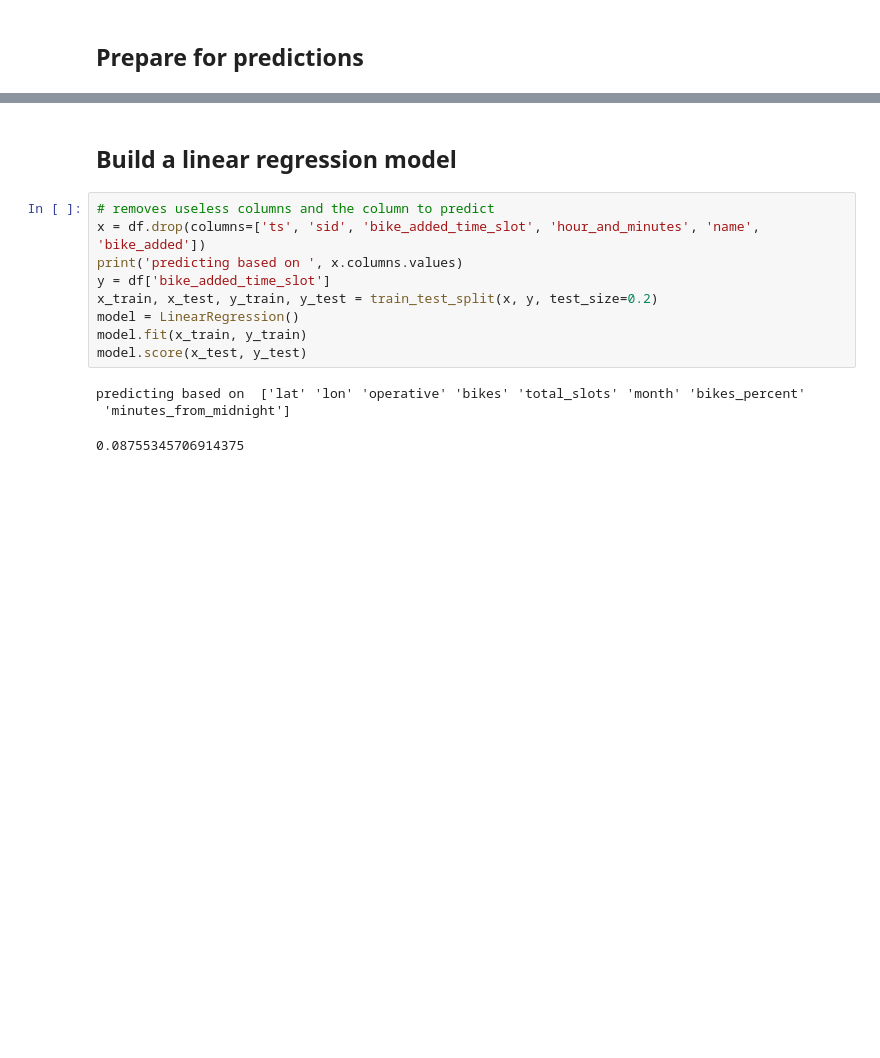
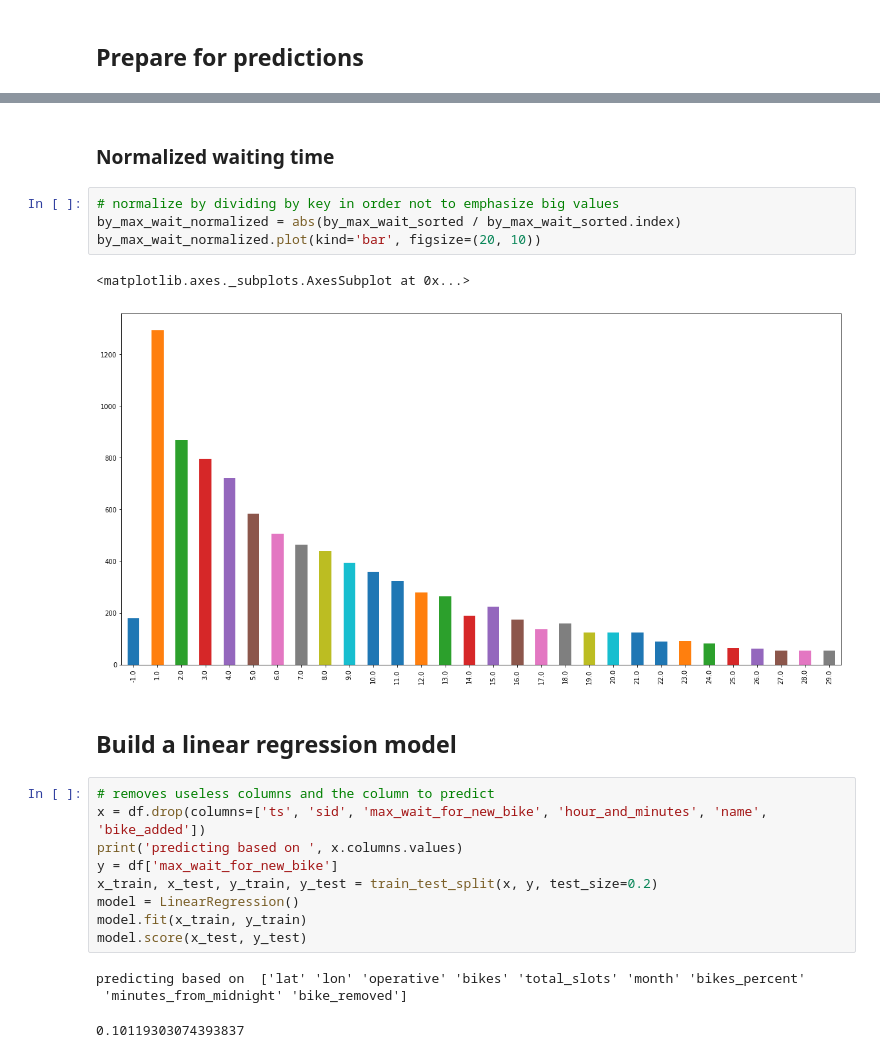
Before and after one commit to magic-city-bikes/notes, a Jupyter notebook: linear_regression.ipynb, the cells around one changed output, grey strips where cells are left out. Cells and saved outputs as stored; diff of their text form; blank space fills up the shorter version.

```diff
--- a/linear_regression.ipynb
+++ b/linear_regression.ipynb
@@ -215,15 +217,24 @@ df.head(50)
+# %% [markdown]
+### Normalized waiting time
+# %%
+# normalize by dividing by key in order not to emphasize big values
+by_max_wait_normalized = abs(by_max_wait_sorted / by_max_wait_sorted.index)
+by_max_wait_normalized.plot(kind='bar', figsize=(20, 10))
+# %% [output]
+<matplotlib.axes._subplots.AxesSubplot at 0x...>
+[figure, added]
 # %% [markdown]
 ## Build a linear regression model
 # %%
 # removes useless columns and the column to predict
-x = df.drop(columns=['ts', 'sid', 'bike_added_time_slot', 'hour_and_minutes', 'name', 'bike_added'])
+x = df.drop(columns=['ts', 'sid', 'max_wait_for_new_bike', 'hour_and_minutes', 'name', 'bike_added'])
 print('predicting based on ', x.columns.values)
-y = df['bike_added_time_slot']
+y = df['max_wait_for_new_bike']
 x_train, x_test, y_train, y_test = train_test_split(x, y, test_size=0.2)
 model = LinearRegression()
 model.fit(x_train, y_train)
 model.score(x_test, y_test)
 # %% [output]
 predicting based on  ['lat' 'lon' 'operative' 'bikes' 'total_slots' 'month' 'bikes_percent'
- 'minutes_from_midnight']
+ 'minutes_from_midnight' 'bike_removed']
-0.08755345706914375
+0.10119303074393837
```
Also changed, not shown: parts of 12 cells of this notebook.
